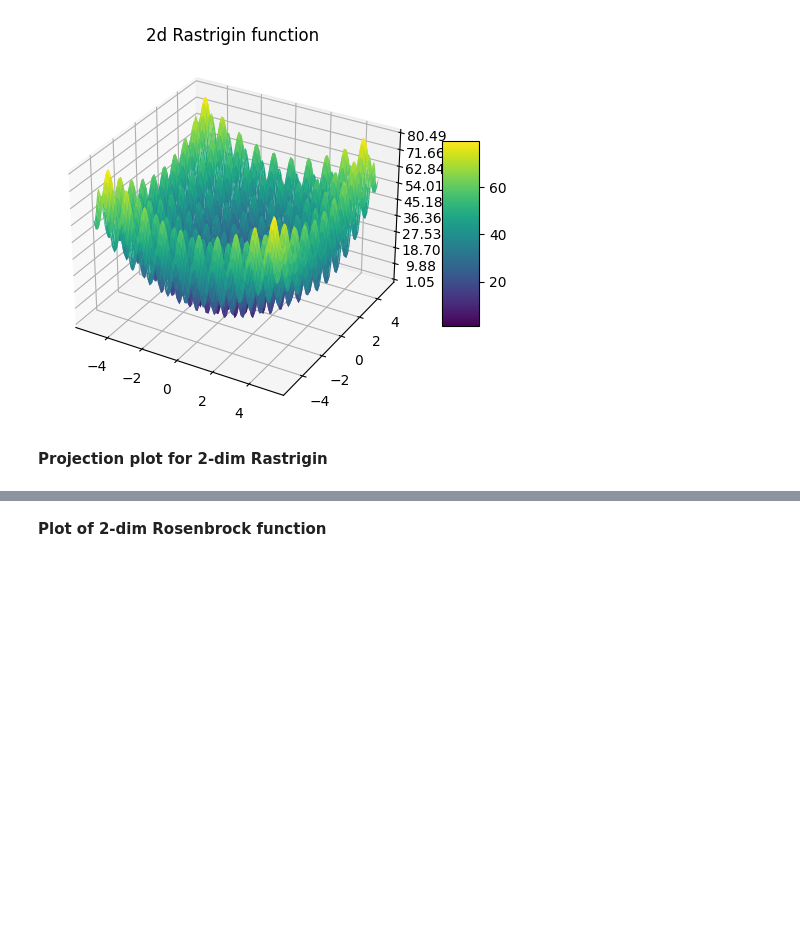
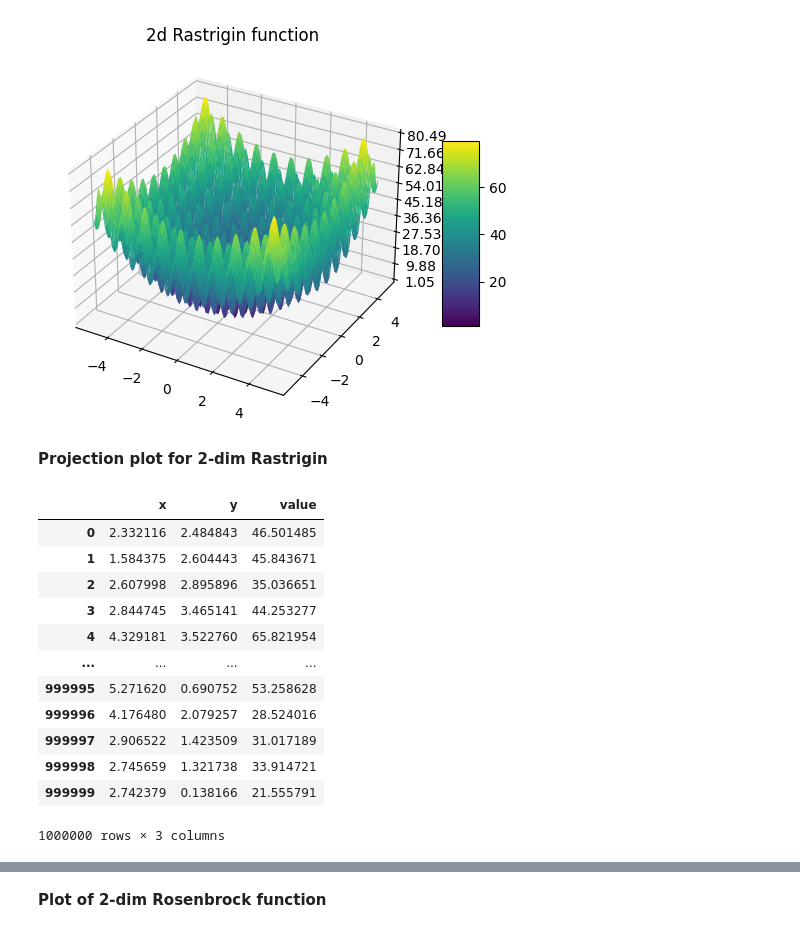
Before and after one commit to JiayeWei521/Landscape_Explorations, a Jupyter notebook: Test_functions.ipynb, the cells around one changed output, grey strips where cells are left out. Drawn from its saved outputs; the diff is of its cells as text; code cells hidden in the pictures; blank space fills up the shorter version.

```diff
--- a/Test_functions.ipynb
+++ b/Test_functions.ipynb
@@ -59,6 +64,29 @@ plt.show()
 [figure]
 # %% [markdown]
 **Projection plot for 2-dim Rastrigin**
+# %%
+df = pd.read_csv("2d_Rastrigin_all_results.csv",
+                 sep='[:, |_]',
+                 engine='python',
+                 header=0,
+                 usecols=['x', 'y', 'value'],
+                 skiprows=5)
+# %%
+df
+# %% [output]
+|  | x | y | value |
+| 0 | 2.332116 | 2.484843 | 46.501485 |
+| 1 | 1.584375 | 2.604443 | 45.843671 |
+| 2 | 2.607998 | 2.895896 | 35.036651 |
+| 3 | 2.844745 | 3.465141 | 44.253277 |
+| 4 | 4.329181 | 3.522760 | 65.821954 |
+| ... | ... | ... | ... |
+| 999995 | 5.271620 | 0.690752 | 53.258628 |
+| 999996 | 4.176480 | 2.079257 | 28.524016 |
+| 999997 | 2.906522 | 1.423509 | 31.017189 |
+| 999998 | 2.745659 | 1.321738 | 33.914721 |
+| 999999 | 2.742379 | 0.138166 | 21.555791 |
+1000000 rows × 3 columns
 # %%
 x_min = -5.12
 x_max = 5.12
```
Also changed, not shown: parts of 7 cells of this notebook, 4 other files.
